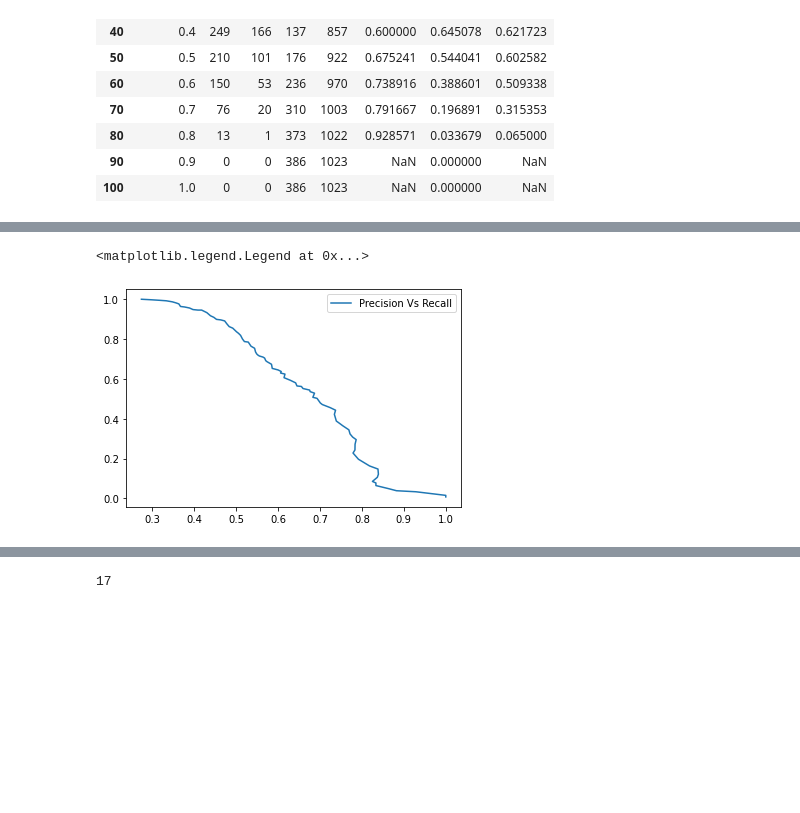
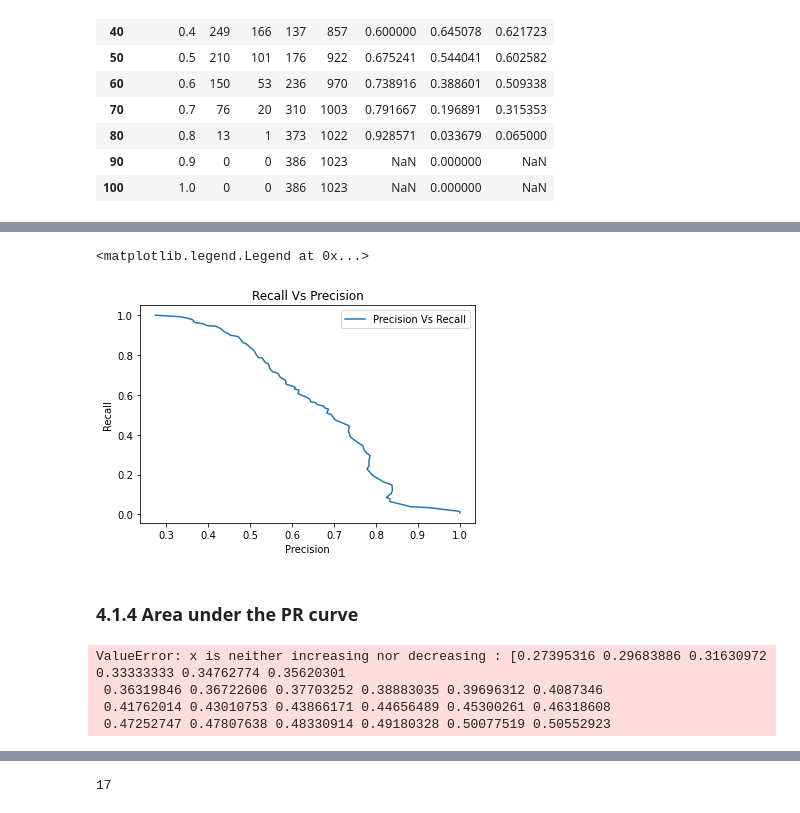
Before and after one commit to nindate/ml-zoomcamp-exercises, a Jupyter notebook: week4-explore-more-1.ipynb, the cells around one changed output, grey strips where cells are left out. Drawn from its saved outputs; the diff is of its cells as text; code cells hidden in the pictures; blank space fills up the shorter version.

```diff
--- a/week4-explore-more-1.ipynb
+++ b/week4-explore-more-1.ipynb
@@ -253,6 +264,11 @@ plt.legend()
 # %%
 plt.plot(df_scores['precision'], df_scores['recall'], label='Precision Vs Recall')
+plt.xlabel('Precision')
+plt.ylabel('Recall')
+plt.title('Recall Vs Precision')
 plt.legend()
 # %% [output]
 <matplotlib.legend.Legend at 0x...>
-[figure, old version]
+[figure, new version]
+# %% [markdown]
+### 4.1.4 Area under the PR curve
@@ -258,0 +277,9 @@ plt.legend()
+# %%
+##When calculating auc with precision first and recall second, getting error - x is neither increasing nor decreasing
+auc_score = auc(df_scores['precision'],df_scores['recall'])
+auc_score
+# %% [output]
+ValueError: x is neither increasing nor decreasing : [0.27395316 0.29683886 0.31630972 0.33333333 0.34762774 0.35620301
+ 0.36319846 0.36722606 0.37703252 0.38883035 0.39696312 0.4087346
+ 0.41762014 0.43010753 0.43866171 0.44656489 0.45300261 0.46318608
+ 0.47252747 0.47807638 0.48330914 0.49180328 0.50077519 0.50552923
```
Also changed, not shown: parts of 40 cells of this notebook.
